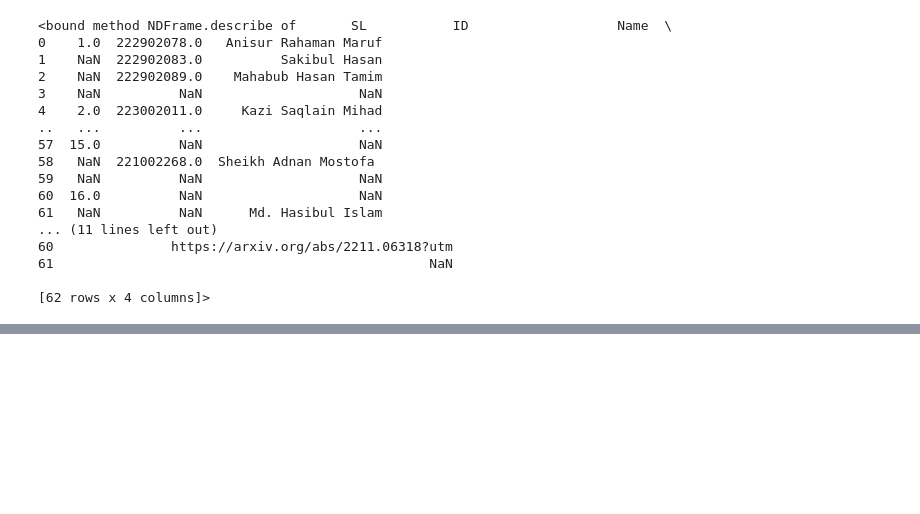
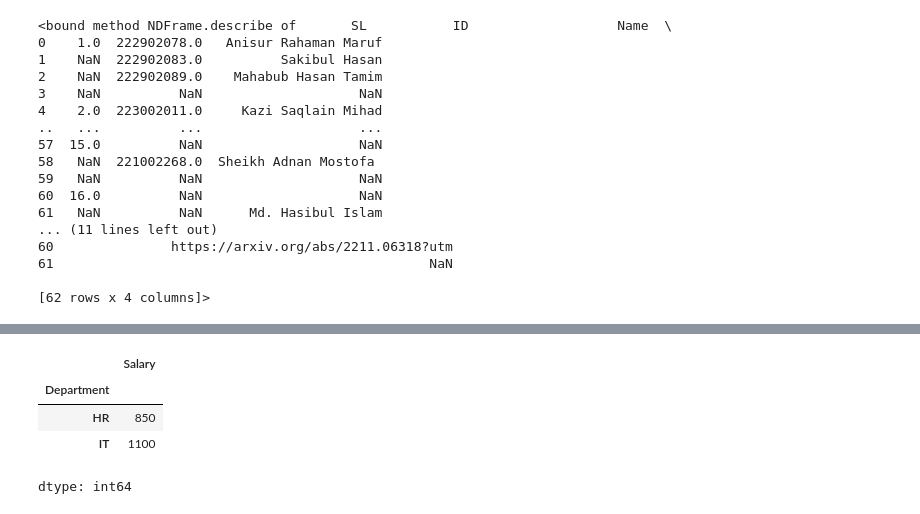
Before and after one commit to HeroHalder/AI-ML-Zero-to-Hero, a Jupyter notebook: 02 Python Libraries/Pandas.ipynb, the cells around one changed output, grey strips where cells are left out. Saved outputs shown, nothing was run; the diff lists cells and outputs as text; code cells hidden in the pictures; blank space fills up the shorter version.

```diff
--- a/02 Python Libraries/Pandas.ipynb
+++ b/02 Python Libraries/Pandas.ipynb
@@ -691,0 +710,8 @@ data.describe
+# %%
+df2.groupby("Department")["Salary"].sum()
+# %% [output]
+|  | Salary |
+| Department |  |
+| HR | 850 |
+| IT | 1100 |
+dtype: int64
```
Also changed, not shown: parts of 2 cells of this notebook.
